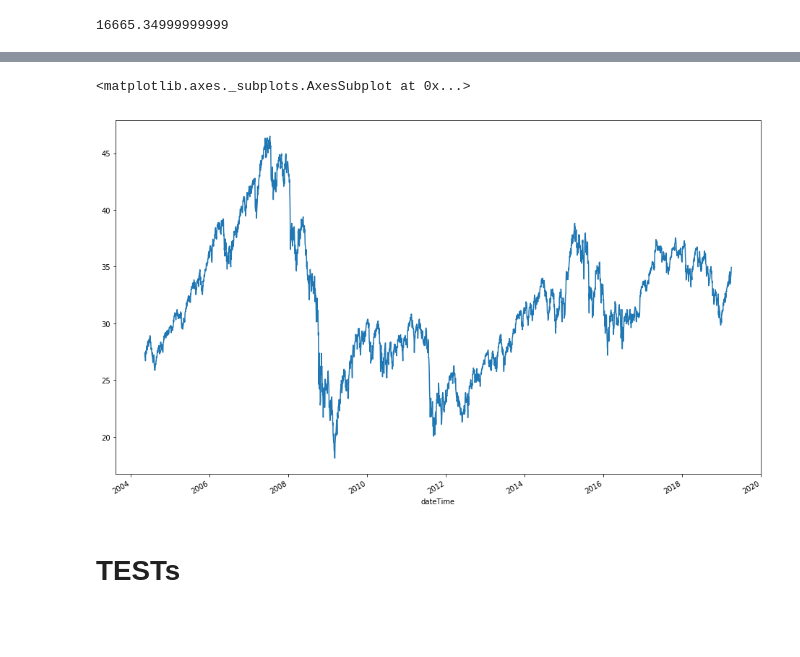
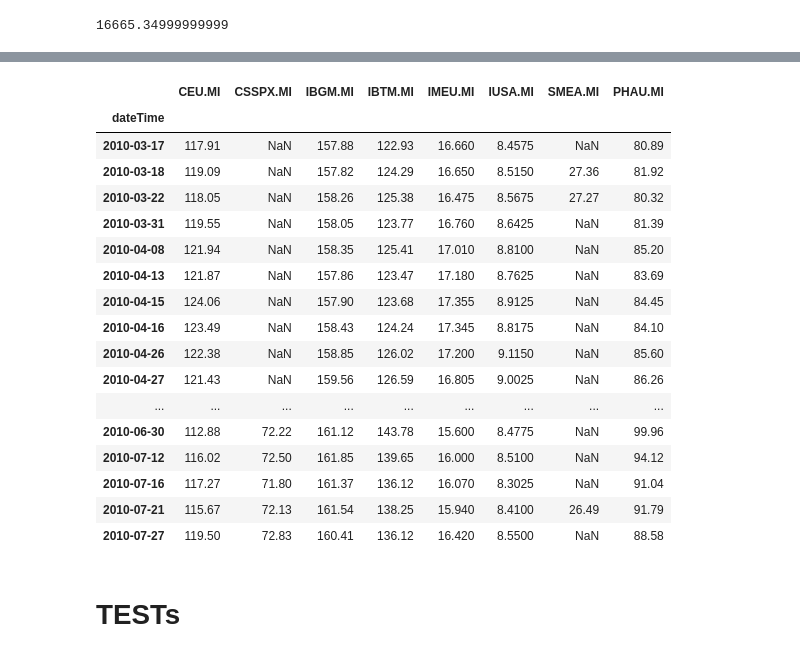
Before and after one commit to zniffur/mytrading, a Jupyter notebook: Clean data.ipynb, the cells around one changed output, grey strips where cells are left out. Drawn from its saved outputs; the diff is of its cells as text; code cells hidden in the pictures; blank space fills up the shorter version.

Commit message:
inizio a lavorare su ticker selezionati

```diff
--- a/Clean data.ipynb
+++ b/Clean data.ipynb
@@ -176,0 +201,7 @@ tickers = ['EUE.MI']
+# %%
+# lista 1 ticker 'buoni', costruita a mano
+
+lista1 = ['imeu','ceu','smea','iusa','csspx','phau','ibtm','ibgm']
+ticker1 = [(x.upper() + '.MI') for x in lista1]
+# %%
+df4 = df2[df2.ticker.isin(ticker1)]
@@ -177,5 +248,9 @@ tickers = ['EUE.MI']
 # %%
-ticker_file = WORKDIR + tickers[0] + EXT
+df5 = pd.DataFrame()
 
-#df = pd.read_csv(ticker_file, index_col=1, parse_dates=True)
-df = pd.read_csv(ticker_file, usecols=[1,2,3,4,5,6], index_col=0, parse_dates=True, dayfirst=True)
+for index,row in df4.iterrows():
+    ticker = row.ticker
+    source = row.dataSource
+    filename = WORKDIR + source + EXT
+    tmpdf = pd.read_csv(filename, usecols=[1,2,3,4,5,6], index_col=0, parse_dates=True, dayfirst=True)
+    df5[ticker] = tmpdf.close
@@ -186,8 +257,24 @@ df.loc['2018-11-21','close'] = 31.96
-# %%
-df.close.plot(figsize=(16, 10))
-# %% [output]
-<matplotlib.axes._subplots.AxesSubplot at 0x...>
-[figure, removed]
+# %%
+df5.head(30)
+# %% [output]
+|  | CEU.MI | CSSPX.MI | IBGM.MI | IBTM.MI | IMEU.MI | IUSA.MI | SMEA.MI | PHAU.MI |
+| dateTime |  |  |  |  |  |  |  |  |
+| 2010-03-17 | 117.91 | NaN | 157.88 | 122.93 | 16.660 | 8.4575 | NaN | 80.89 |
+| 2010-03-18 | 119.09 | NaN | 157.82 | 124.29 | 16.650 | 8.5150 | 27.36 | 81.92 |
+| 2010-03-22 | 118.05 | NaN | 158.26 | 125.38 | 16.475 | 8.5675 | 27.27 | 80.32 |
+| 2010-03-31 | 119.55 | NaN | 158.05 | 123.77 | 16.760 | 8.6425 | NaN | 81.39 |
+| 2010-04-08 | 121.94 | NaN | 158.35 | 125.41 | 17.010 | 8.8100 | NaN | 85.20 |
+| 2010-04-13 | 121.87 | NaN | 157.86 | 123.47 | 17.180 | 8.7625 | NaN | 83.69 |
+| 2010-04-15 | 124.06 | NaN | 157.90 | 123.68 | 17.355 | 8.9125 | NaN | 84.45 |
+| 2010-04-16 | 123.49 | NaN | 158.43 | 124.24 | 17.345 | 8.8175 | NaN | 84.10 |
+| 2010-04-26 | 122.38 | NaN | 158.85 | 126.02 | 17.200 | 9.1150 | NaN | 85.60 |
+| 2010-04-27 | 121.43 | NaN | 159.56 | 126.59 | 16.805 | 9.0025 | NaN | 86.26 |
+| ... | ... | ... | ... | ... | ... | ... | ... | ... |
+| 2010-06-30 | 112.88 | 72.22 | 161.12 | 143.78 | 15.600 | 8.4775 | NaN | 99.96 |
+| 2010-07-12 | 116.02 | 72.50 | 161.85 | 139.65 | 16.000 | 8.5100 | NaN | 94.12 |
+| 2010-07-16 | 117.27 | 71.80 | 161.37 | 136.12 | 16.070 | 8.3025 | NaN | 91.04 |
+| 2010-07-21 | 115.67 | 72.13 | 161.54 | 138.25 | 15.940 | 8.4100 | 26.49 | 91.79 |
+| 2010-07-27 | 119.50 | 72.83 | 160.41 | 136.12 | 16.420 | 8.5500 | NaN | 88.58 |
 # %% [markdown]
 # TESTs
 # %%
```
Also changed, not shown: parts of 15 cells of this notebook, 3 other files.
